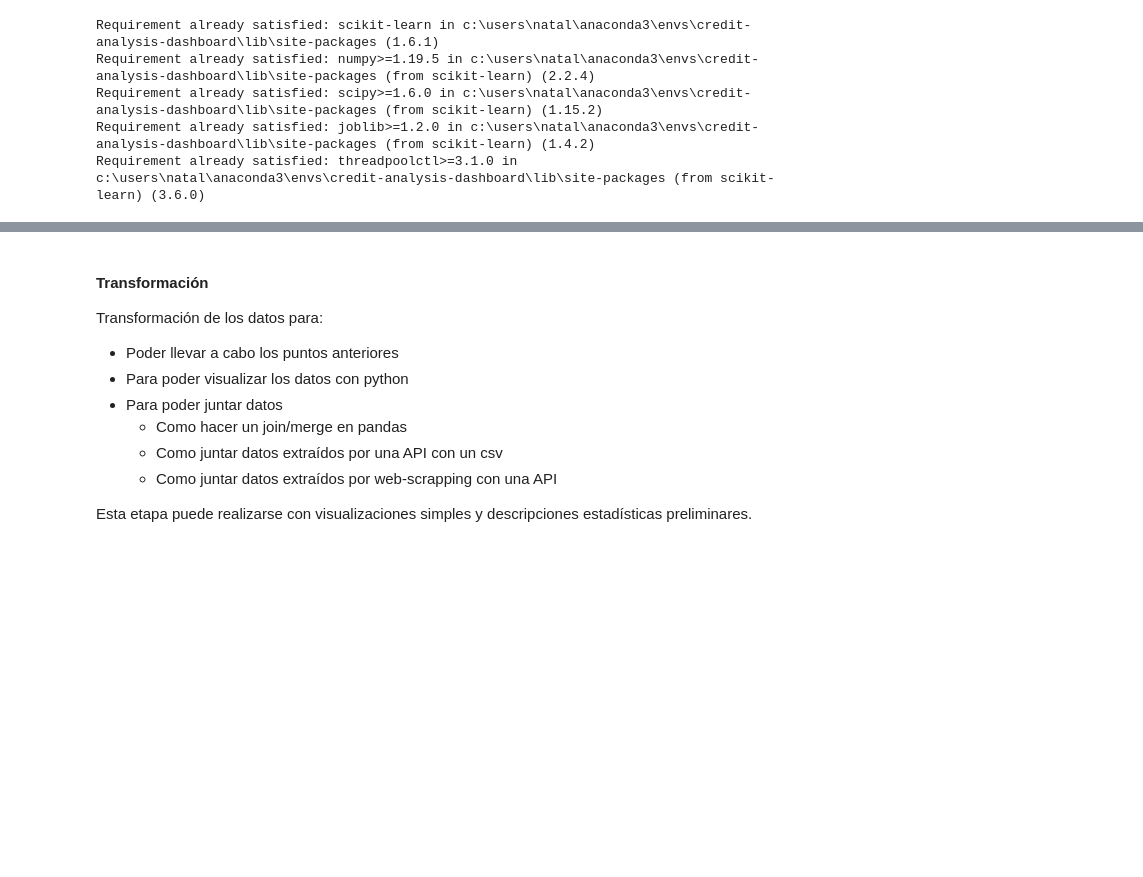
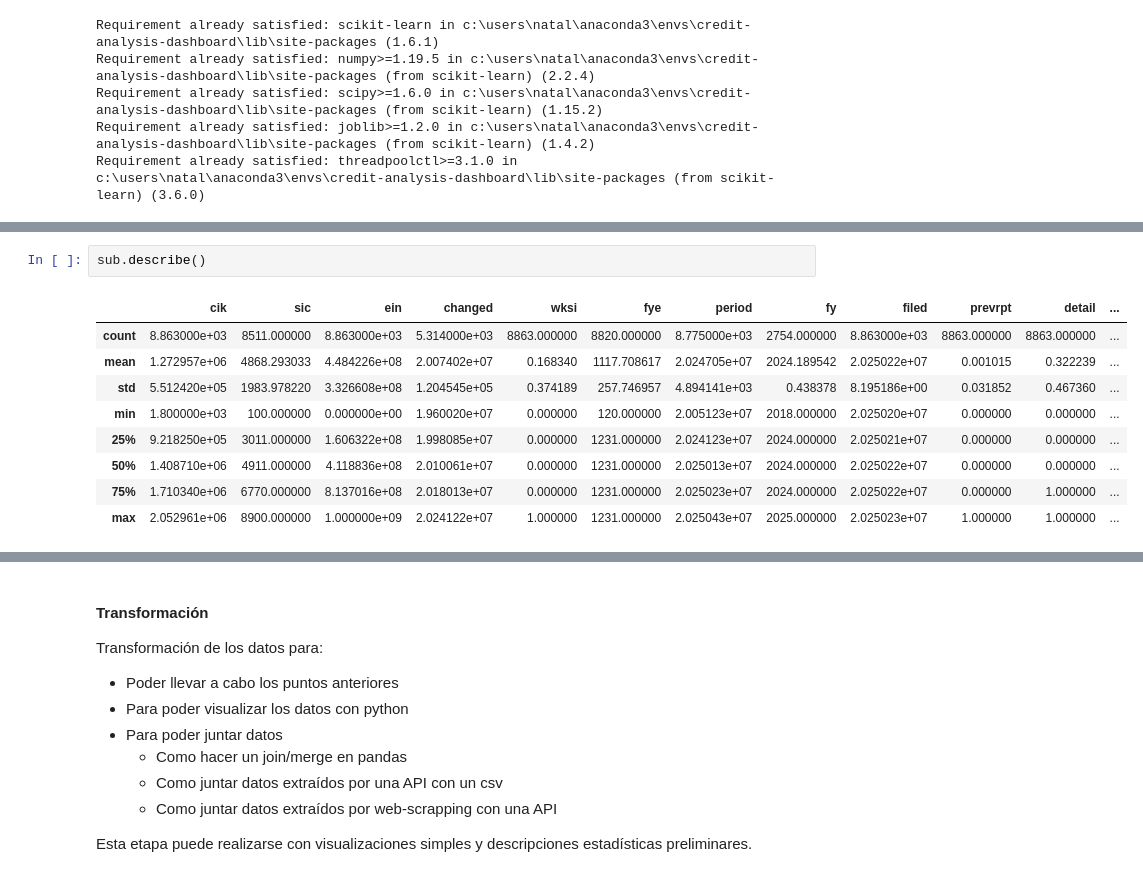
Before and after one commit to NataliaStekolnikova/credit-analysis-dashboard, a Jupyter notebook: notebooks/extracting-financial-10-k-reports-via-sec-edgar-db.ipynb, the cells around one changed output, grey strips where cells are left out. Drawn from its saved outputs; the diff is of its cells as text; blank space fills up the shorter version.

```diff
--- a/notebooks/extracting-financial-10-k-reports-via-sec-edgar-db.ipynb
+++ b/notebooks/extracting-financial-10-k-reports-via-sec-edgar-db.ipynb
@@ -175,0 +89,12 @@ Análisis exploratorio de datos (EDA).
+# %%
+sub.describe()
+# %% [output]
+|  | cik | sic | ein | changed | wksi | fye | period | fy | filed | prevrpt | detail | ... |
+| count | 8.863000e+03 | 8511.000000 | 8.863000e+03 | 5.314000e+03 | 8863.000000 | 8820.000000 | 8.775000e+03 | 2754.000000 | 8.863000e+03 | 8863.000000 | 8863.000000 | ... |
+| mean | 1.272957e+06 | 4868.293033 | 4.484226e+08 | 2.007402e+07 | 0.168340 | 1117.708617 | 2.024705e+07 | 2024.189542 | 2.025022e+07 | 0.001015 | 0.322239 | ... |
+| std | 5.512420e+05 | 1983.978220 | 3.326608e+08 | 1.204545e+05 | 0.374189 | 257.746957 | 4.894141e+03 | 0.438378 | 8.195186e+00 | 0.031852 | 0.467360 | ... |
+| min | 1.800000e+03 | 100.000000 | 0.000000e+00 | 1.960020e+07 | 0.000000 | 120.000000 | 2.005123e+07 | 2018.000000 | 2.025020e+07 | 0.000000 | 0.000000 | ... |
+| 25% | 9.218250e+05 | 3011.000000 | 1.606322e+08 | 1.998085e+07 | 0.000000 | 1231.000000 | 2.024123e+07 | 2024.000000 | 2.025021e+07 | 0.000000 | 0.000000 | ... |
+| 50% | 1.408710e+06 | 4911.000000 | 4.118836e+08 | 2.010061e+07 | 0.000000 | 1231.000000 | 2.025013e+07 | 2024.000000 | 2.025022e+07 | 0.000000 | 0.000000 | ... |
+| 75% | 1.710340e+06 | 6770.000000 | 8.137016e+08 | 2.018013e+07 | 0.000000 | 1231.000000 | 2.025023e+07 | 2024.000000 | 2.025022e+07 | 0.000000 | 1.000000 | ... |
+| max | 2.052961e+06 | 8900.000000 | 1.000000e+09 | 2.024122e+07 | 1.000000 | 1231.000000 | 2.025043e+07 | 2025.000000 | 2.025023e+07 | 1.000000 | 1.000000 | ... |
```
Also changed, not shown: parts of 55 cells of this notebook, 2 other files.
